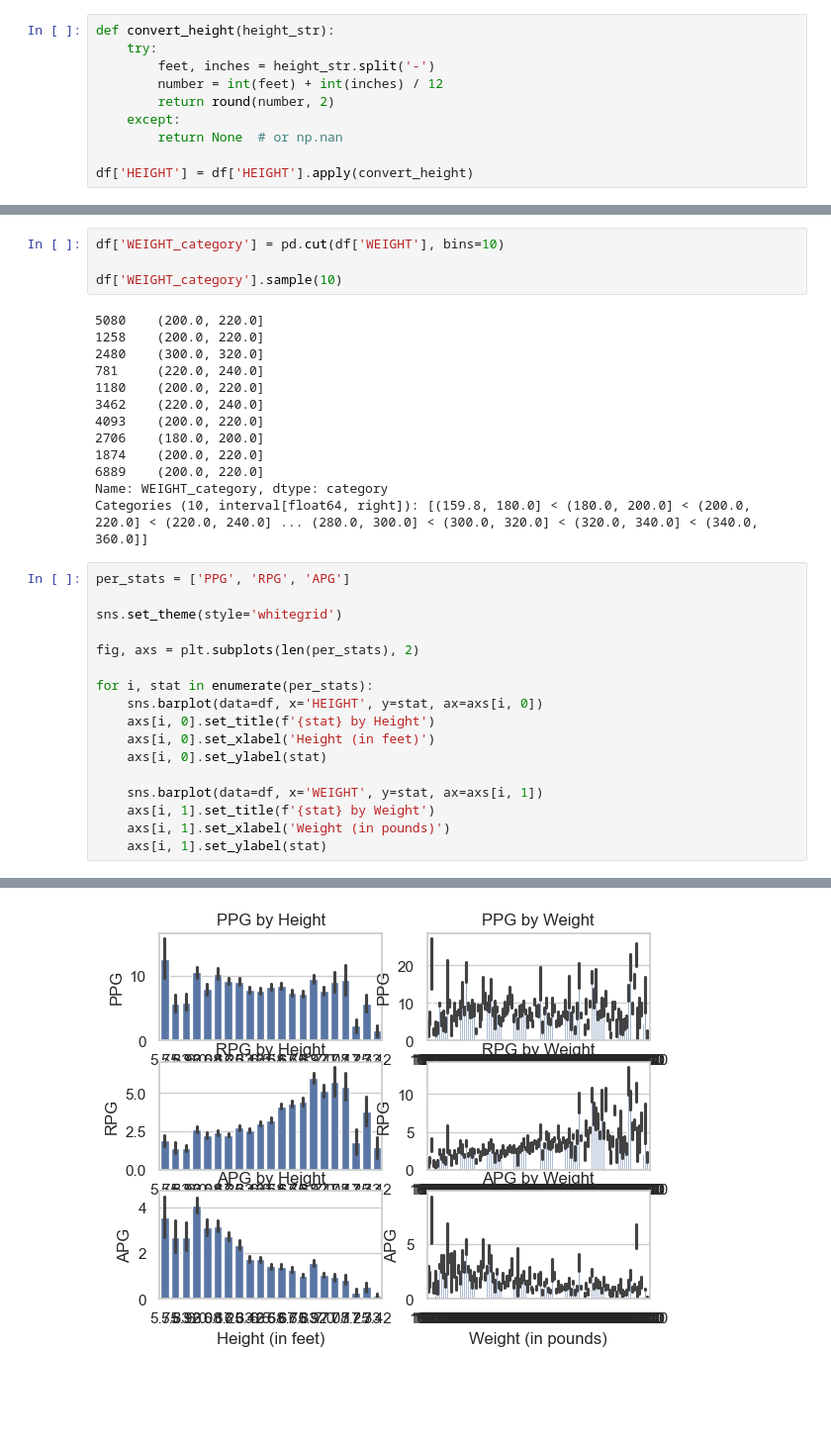
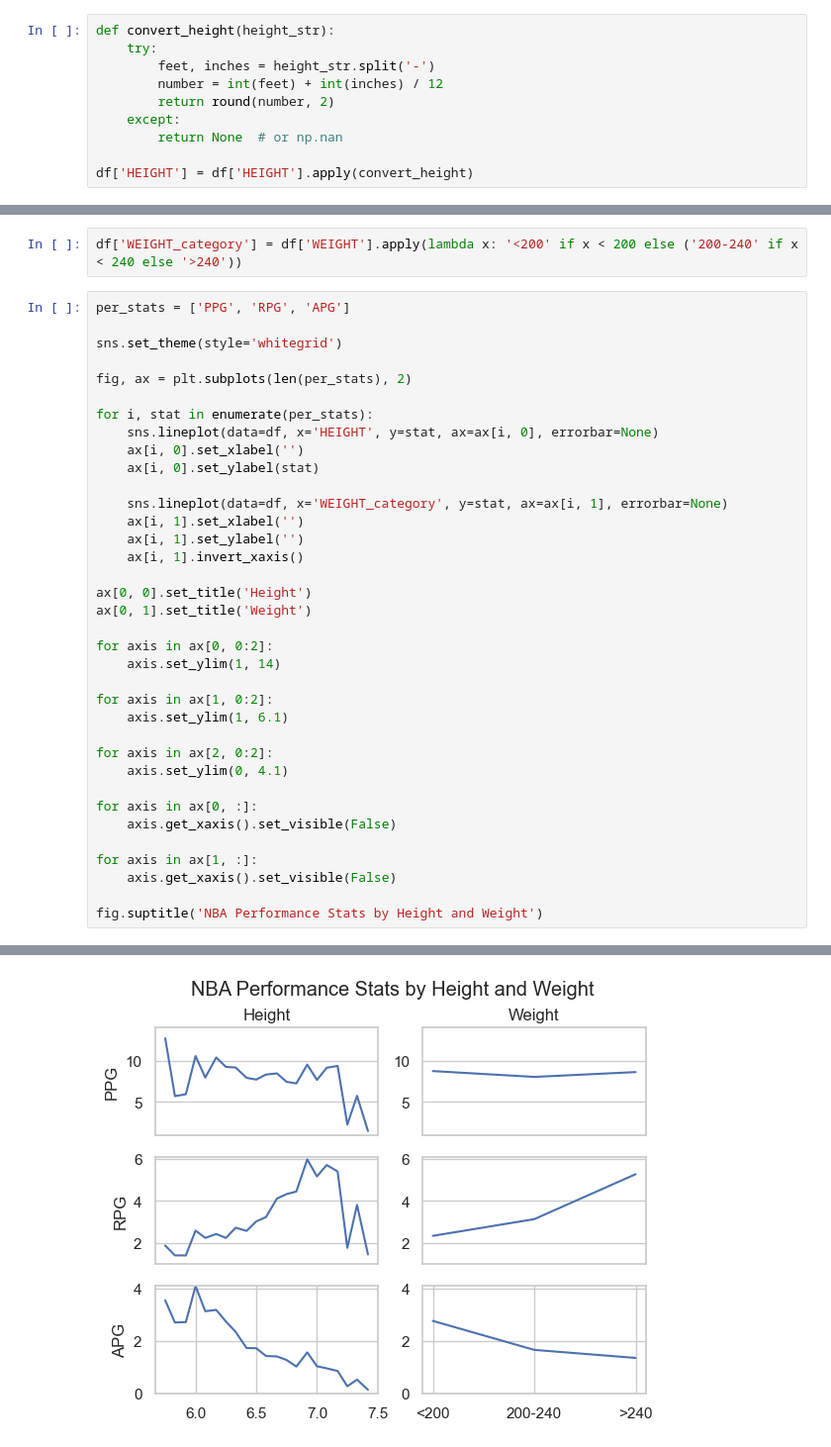
Before and after one commit to mikeyscupari/NBA-Data-Project, a Jupyter notebook: 3_Height_Weight.ipynb, the cells around one changed output, grey strips where cells are left out. Shown at 99% size. Saved outputs shown, nothing was run; the diff lists cells and outputs as text; blank space fills up the shorter version.

Commit message:
Finalized visualization for 2nd question

```diff
--- a/3_Height_Weight.ipynb
+++ b/3_Height_Weight.ipynb
@@ -70,35 +43,39 @@ sns.barplot(data=df_HP)
 # %%
-df['WEIGHT_category'] = pd.cut(df['WEIGHT'], bins=10)
-
-df['WEIGHT_category'].sample(10)
+df['WEIGHT_category'] = df['WEIGHT'].apply(lambda x: '<200' if x < 200 else ('200-240' if x < 240 else '>240'))
-# %% [output]
-5080    (200.0, 220.0]
-1258    (200.0, 220.0]
-2480    (300.0, 320.0]
-781     (220.0, 240.0]
-1180    (200.0, 220.0]
-3462    (220.0, 240.0]
-4093    (200.0, 220.0]
-2706    (180.0, 200.0]
-1874    (200.0, 220.0]
-6889    (200.0, 220.0]
-Name: WEIGHT_category, dtype: category
-Categories (10, interval[float64, right]): [(159.8, 180.0] < (180.0, 200.0] < (200.0, 220.0] < (220.0, 240.0] ... (280.0, 300.0] < (300.0, 320.0] < (320.0, 340.0] < (340.0, 360.0]]
 # %%
 per_stats = ['PPG', 'RPG', 'APG']
 
 sns.set_theme(style='whitegrid')
 
-fig, axs = plt.subplots(len(per_stats), 2)
+fig, ax = plt.subplots(len(per_stats), 2)
 
 for i, stat in enumerate(per_stats):
-    sns.barplot(data=df, x='HEIGHT', y=stat, ax=axs[i, 0])
-    axs[i, 0].set_title(f'{stat} by Height')
-    axs[i, 0].set_xlabel('Height (in feet)')
-    axs[i, 0].set_ylabel(stat)
+    sns.lineplot(data=df, x='HEIGHT', y=stat, ax=ax[i, 0], errorbar=None)
+    ax[i, 0].set_xlabel('')
+    ax[i, 0].set_ylabel(stat)
 
-    sns.barplot(data=df, x='WEIGHT', y=stat, ax=axs[i, 1])
-    axs[i, 1].set_title(f'{stat} by Weight')
-    axs[i, 1].set_xlabel('Weight (in pounds)')
-    axs[i, 1].set_ylabel(stat)
+    sns.lineplot(data=df, x='WEIGHT_category', y=stat, ax=ax[i, 1], errorbar=None)
+    ax[i, 1].set_xlabel('')
+    ax[i, 1].set_ylabel('')
+    ax[i, 1].invert_xaxis()
+
+ax[0, 0].set_title('Height')
+ax[0, 1].set_title('Weight')
+
+for axis in ax[0, 0:2]:
+    axis.set_ylim(1, 14)
+
+for axis in ax[1, 0:2]:
+    axis.set_ylim(1, 6.1)
+
+for axis in ax[2, 0:2]:
+    axis.set_ylim(0, 4.1)
+
+for axis in ax[0, :]:
+    axis.get_xaxis().set_visible(False)
+
+for axis in ax[1, :]:
+    axis.get_xaxis().set_visible(False)
+
+fig.suptitle('NBA Performance Stats by Height and Weight')
 # %% [output]
@@ -105 +83 @@ for i, stat in enumerate(per_stats):
-[figure, old version]
+[figure, new version]
```
Also changed, not shown: parts of 3 cells of this notebook, 1 other file.
